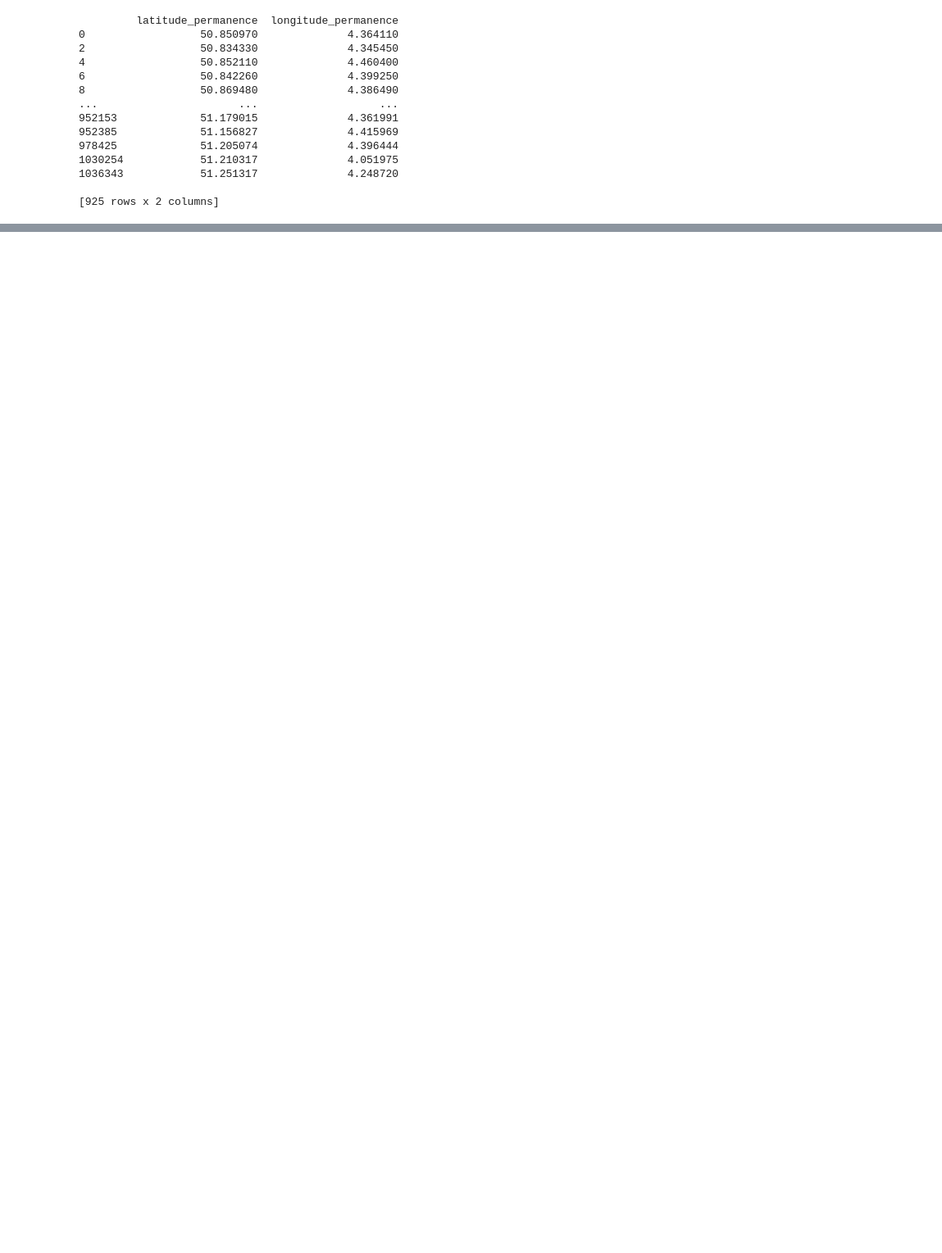
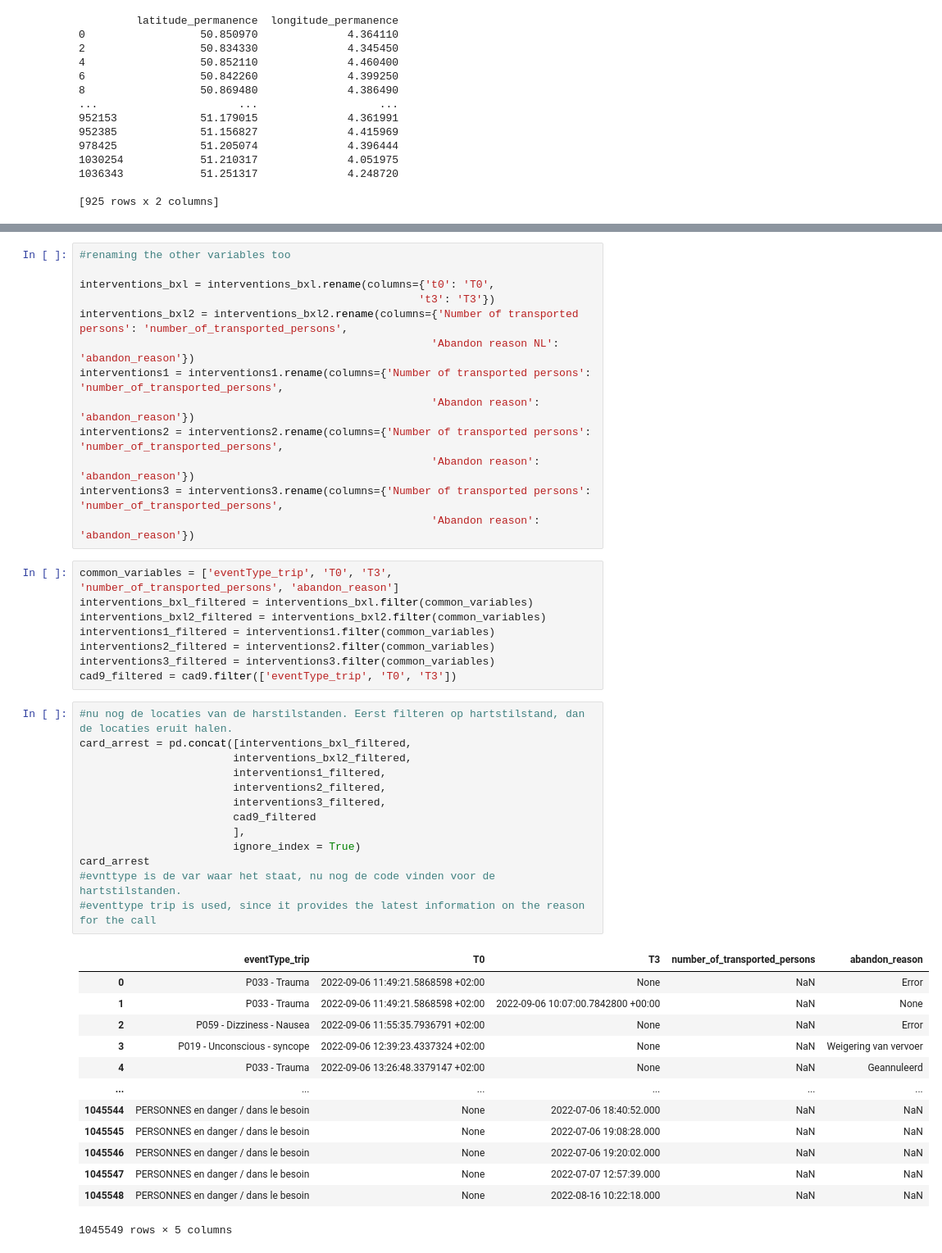
Before and after one commit to Elouan-Debels/MDAProject, a Jupyter notebook: data cleaning.ipynb, the cells around one changed output, grey strips where cells are left out. Shown at 82% size. Cells and saved outputs as stored; diff of their text form; blank space fills up the shorter version.

```diff
--- a/data cleaning.ipynb
+++ b/data cleaning.ipynb
@@ -799,0 +872,48 @@ print(unique)
+# %%
+#renaming the other variables too
+
+interventions_bxl = interventions_bxl.rename(columns={'t0': 'T0',
+                                                     't3': 'T3'})
+interventions_bxl2 = interventions_bxl2.rename(columns={'Number of transported persons': 'number_of_transported_persons',
+                                                       'Abandon reason NL': 'abandon_reason'})
+interventions1 = interventions1.rename(columns={'Number of transported persons': 'number_of_transported_persons',
+                                                       'Abandon reason': 'abandon_reason'})
+interventions2 = interventions2.rename(columns={'Number of transported persons': 'number_of_transported_persons',
+                                                       'Abandon reason': 'abandon_reason'})
+interventions3 = interventions3.rename(columns={'Number of transported persons': 'number_of_transported_persons',
+                                                       'Abandon reason': 'abandon_reason'})
+# %%
+common_variables = ['eventType_trip', 'T0', 'T3', 'number_of_transported_persons', 'abandon_reason']
+interventions_bxl_filtered = interventions_bxl.filter(common_variables)
+interventions_bxl2_filtered = interventions_bxl2.filter(common_variables)
+interventions1_filtered = interventions1.filter(common_variables)
+interventions2_filtered = interventions2.filter(common_variables)
+interventions3_filtered = interventions3.filter(common_variables)
+cad9_filtered = cad9.filter(['eventType_trip', 'T0', 'T3'])
+# %%
+#nu nog de locaties van de harstilstanden. Eerst filteren op hartstilstand, dan de locaties eruit halen.
+card_arrest = pd.concat([interventions_bxl_filtered,
+                        interventions_bxl2_filtered,
+                        interventions1_filtered,
+                        interventions2_filtered,
+                        interventions3_filtered,
+                        cad9_filtered
+                        ],
+                        ignore_index = True)
+card_arrest
+#evnttype is de var waar het staat, nu nog de code vinden voor de hartstilstanden.
+#eventtype trip is used, since it provides the latest information on the reason for the call
+# %% [output]
+|  | eventType_trip | T0 | T3 | number_of_transported_persons | abandon_reason |
+| 0 | P033 - Trauma | 2022-09-06 11:49:21.5868598 +02:00 | None | NaN | Error |
+| 1 | P033 - Trauma | 2022-09-06 11:49:21.5868598 +02:00 | 2022-09-06 10:07:00.7842800 +00:00 | NaN | None |
+| 2 | P059 - Dizziness - Nausea | 2022-09-06 11:55:35.7936791 +02:00 | None | NaN | Error |
+| 3 | P019 - Unconscious - syncope | 2022-09-06 12:39:23.4337324 +02:00 | None | NaN | Weigering van vervoer |
+| 4 | P033 - Trauma | 2022-09-06 13:26:48.3379147 +02:00 | None | NaN | Geannuleerd |
+| ... | ... | ... | ... | ... | ... |
+| 1045544 | PERSONNES en danger / dans le besoin | None | 2022-07-06 18:40:52.000 | NaN | NaN |
+| 1045545 | PERSONNES en danger / dans le besoin | None | 2022-07-06 19:08:28.000 | NaN | NaN |
+| 1045546 | PERSONNES en danger / dans le besoin | None | 2022-07-06 19:20:02.000 | NaN | NaN |
+| 1045547 | PERSONNES en danger / dans le besoin | None | 2022-07-07 12:57:39.000 | NaN | NaN |
+| 1045548 | PERSONNES en danger / dans le besoin | None | 2022-08-16 10:22:18.000 | NaN | NaN |
+1045549 rows × 5 columns
```
Also changed, not shown: parts of 5 cells of this notebook.
